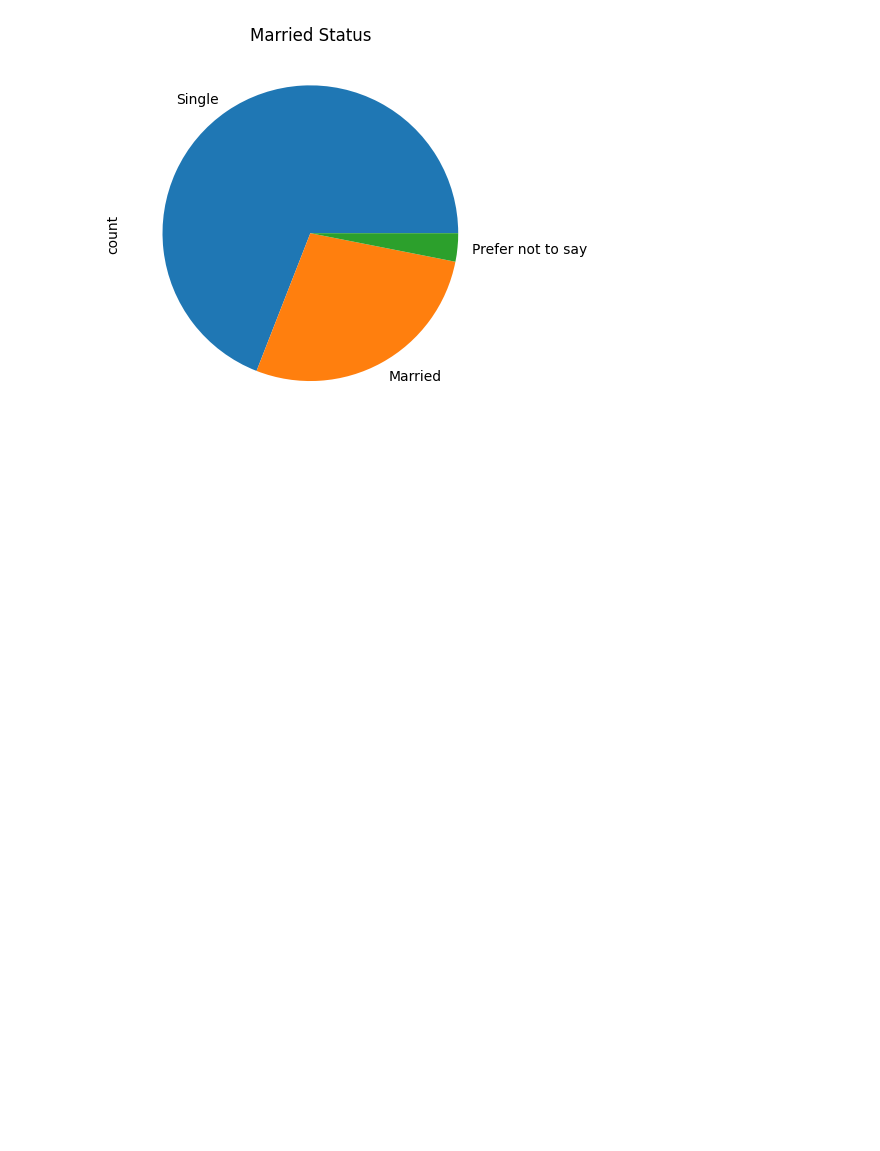
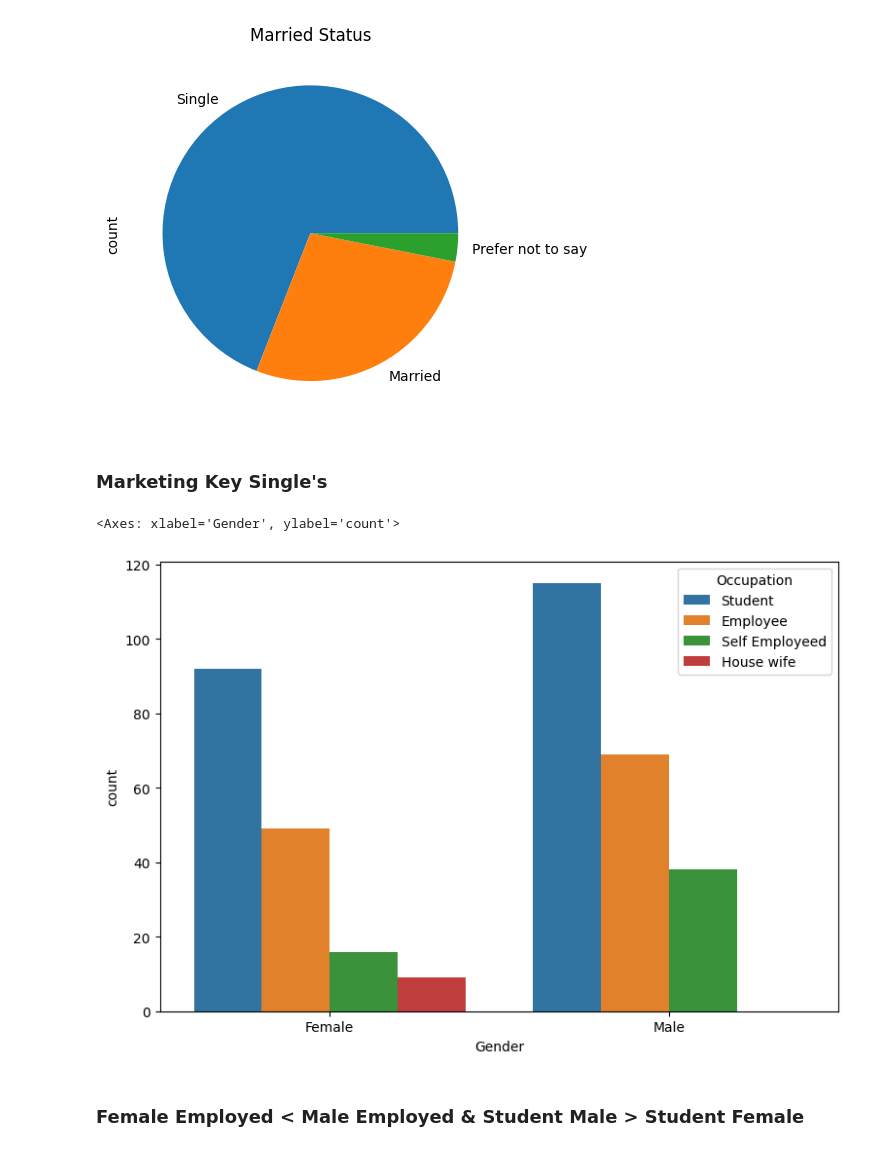
Before and after one commit to ayushsiloiya619/Online-Food-Orders-Analysis, a Jupyter notebook: Online_Food.ipynb, the cells around one changed output. Saved outputs shown, nothing was run; the diff lists cells and outputs as text; code cells hidden in the pictures; blank space fills up the shorter version.

Commit message:
added the sns classification about the occupation and gender

```diff
--- a/Online_Food.ipynb
+++ b/Online_Food.ipynb
@@ -237,3 +237,13 @@ plt.title("Married Status")
 # %% [output]
 Text(0.5, 1.0, 'Married Status')
 [figure]
+# %% [markdown]
+### Marketing Key Single's
+# %%
+plt.figure(figsize=(9,6))
+sns.countplot(data=df,x="Gender",hue="Occupation")
+# %% [output]
+<Axes: xlabel='Gender', ylabel='count'>
+[figure, added]
+# %% [markdown]
+### Female Employed < Male Employed & Student Male > Student Female
```
Also changed, not shown: parts of 1 cell of this notebook.
